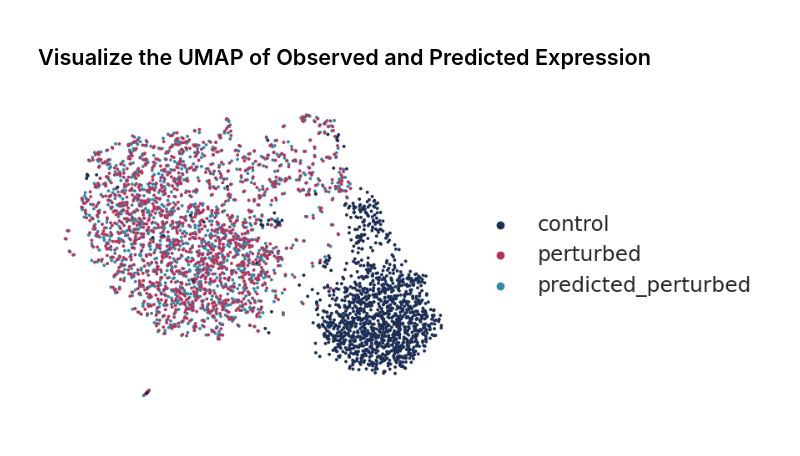
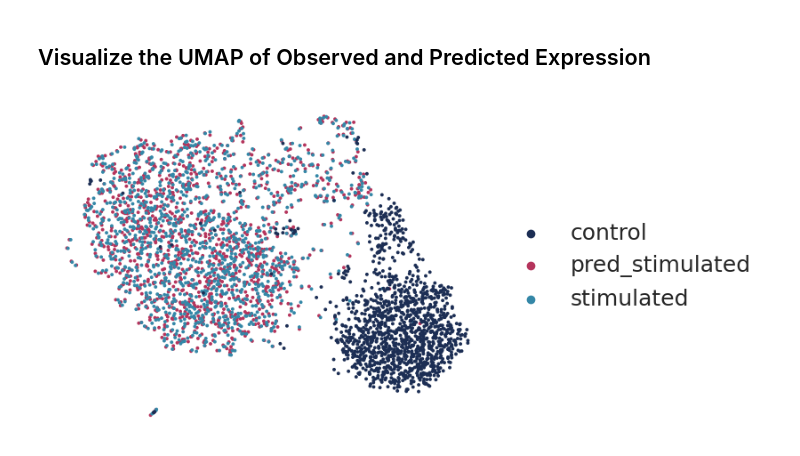
Before and after one commit to reem12345/Cell-Type-Specific-Graphs, a Jupyter notebook: training/Kang_training.ipynb, the cells around one changed output. Cells and saved outputs as stored; diff of their text form; code cells hidden in the pictures.

```diff
--- a/training/Kang_training.ipynb
+++ b/training/Kang_training.ipynb
@@ -84,7 +91,7 @@ cell_type_network = {}
 # Leaf directory
 directory = "Kang"
 # Parent Directories
-parent_dir = "/ibex/scratch/alsulara/Cell-Type-Specific-Graphs/graphs/"
+parent_dir = "Cell-Type-Specific-Graphs/graphs/"
 # Path
 path = os.path.join(parent_dir, directory)
 print(path)
@@ -150,7 +158,7 @@ NameError: name 'adata' is not defined
 # %%
 testing_cell = 'B cells'
 adata.obs['split'] = 'train'
-adata.obs.loc[ (adata.obs.cell_type == "B cells") & (adata.obs.condition != "control"), 'split'] = 'ood'
+adata.obs.loc[ (adata.obs.cell_type == testing_cell) & (adata.obs.condition != "control"), 'split'] = 'ood'
 valid_idx = sc.pp.subsample(adata[ (adata.obs['split'] != "ood") & (adata.obs.condition != "control") ], 0.10, copy=True, random_state = 42).obs.index
 adata.obs["split"].loc[valid_idx] = "valid"
 display(adata.obs.split.value_counts())
@@ -170,16 +178,15 @@ Name: count, dtype: int64
 stim_data = adata[adata.obs.condition != 'control'].copy()
 stim_data.layers['ctrl_x'] = stim_data.X.A
 ctrl_data = adata[adata.obs.condition == 'control'].copy()
-
 # Use the mean & std of the control cells as a feature matrix for cell type graph
-for cell_type in adata.obs.cell_type.unique():
+for count, cell_type in enumerate(adata.obs.cell_type.unique()):
     genes = cell_type_network[cell_type].pos.tolist()
     cell_type_network[cell_type].x = torch.mean(torch.tensor(ctrl_data[ctrl_data.obs.cell_type == cell_type, genes].copy().X.A), dim = 0)
-    std = torch.std(torch.tensor(ctrl_data[ctrl_data.obs.cell_type == cell_type, genes].copy().X.A), dim = 0)
+    std = torch.var(torch.tensor(ctrl_data[ctrl_data.obs.cell_type == cell_type, genes].copy().X.A), dim = 0)
     cell_type_network[cell_type].x = torch.cat([cell_type_network[cell_type].x.unsqueeze(1), std.unsqueeze(1)], dim = 1)
-    print(cell_type_network[cell_type].x.shape)
 
 # Matching
+prng = RandomState()
 for cov_drug in stim_data.obs.cov_drug.unique():
     cell_type = cov_drug.split('_')[0]
     # matching between control and treatment using SEACells clusters
@@ -250,12 +249,12 @@ torch.manual_seed(42)
 params = {'hidden_channels': 64, 'weight_decay': 1e-05, 'in_head': 1, 'learning_rate': -3, 'num_epochs': 100, 'batch_size': 256}
 train_dataloader = DataLoader(cells_train+cells_valid, batch_size=params['batch_size'], shuffle=True)
 model = GNN(total_genes  = len(adata.var), num_perts = num_perts,
-            hidden_channels = params['hidden_channels'], in_head = params['in_head'], all_feat = True).to(device)
+            hidden_channels = params['hidden_channels'], in_head = params['in_head']).to(device)
 model = train(model = model, num_epochs = params['num_epochs'], lr = 10**params['learning_rate'],
               weight_decay = params['weight_decay'],
               cell_type_network = cell_type_network, train_loader = train_dataloader, multi_pert = False)
-torch.save(model.state_dict(), save_path_models+"Kang_model.pt")
-model.load_state_dict(torch.load(save_path_models+"Kang_model.pt"))
+torch.save(model.state_dict(), save_path_models+'_'+testing_cell+"_Kang_model.pt")
+model.load_state_dict(torch.load(save_path_models+'_'+testing_cell+"_Kang_model.pt"))
 r2_all_avg = []
 r2_degs_avg = []
 r2_all_std = []
@@ -304,21 +302,22 @@ Epoch 10, train loss: 7.3372171719868975
 # %%
 pred_adata_all = sc.concat(pred_adata, join='outer')
 
-pred_adata_all.obs['Condition'] = 'perturbed'
+pred_adata_all.obs['Condition'] = 'stimulated'
 pred_adata_all.obs.loc[pred_adata_all.obs.condition == 'control','Condition'] = 'control'
-pred_adata_all.obs.loc[pred_adata_all.obs['condition'].str.startswith('pred'), 'Condition'] = 'predicted_perturbed'
+pred_adata_all.obs.loc[pred_adata_all.obs['condition'].str.startswith('pred'), 'Condition'] = 'pred_stimulated'
 pred_adata_all.obs.rename(columns={'Condition': 'Treatment'}, inplace=True)
 
 sc.pp.neighbors(pred_adata_all)
 sc.tl.umap(pred_adata_all)
 fig, ax = plt.subplots()
-custom_colors = {'control': '#1C2E54', 'perturbed': '#B5345C', 'predicted_perturbed':'#3487A7'}
+custom_colors = {'control': '#1C2E54', 'stimulated': '#B5345C', 'pred_stimulated':'#3487A7'}
 sc.pl.umap(pred_adata_all, color='Treatment',  ax=ax, show=False, palette=list(custom_colors.values()), frameon=False, legend_fontsize=18)
 # Remove the box (spines) around the plot
+plt.savefig(save_path_results+"UMAP_Pred_Kang.pdf", bbox_inches='tight')
 ax.set_title('')
 ax.spines['top'].set_visible(False)
 ax.spines['right'].set_visible(False)
 ax.spines['bottom'].set_visible(False)
 ax.spines['left'].set_visible(False)
 # %% [output]
-[figure, old version]
+[figure, new version]
```
Also changed, not shown: parts of 10 cells of this notebook.
